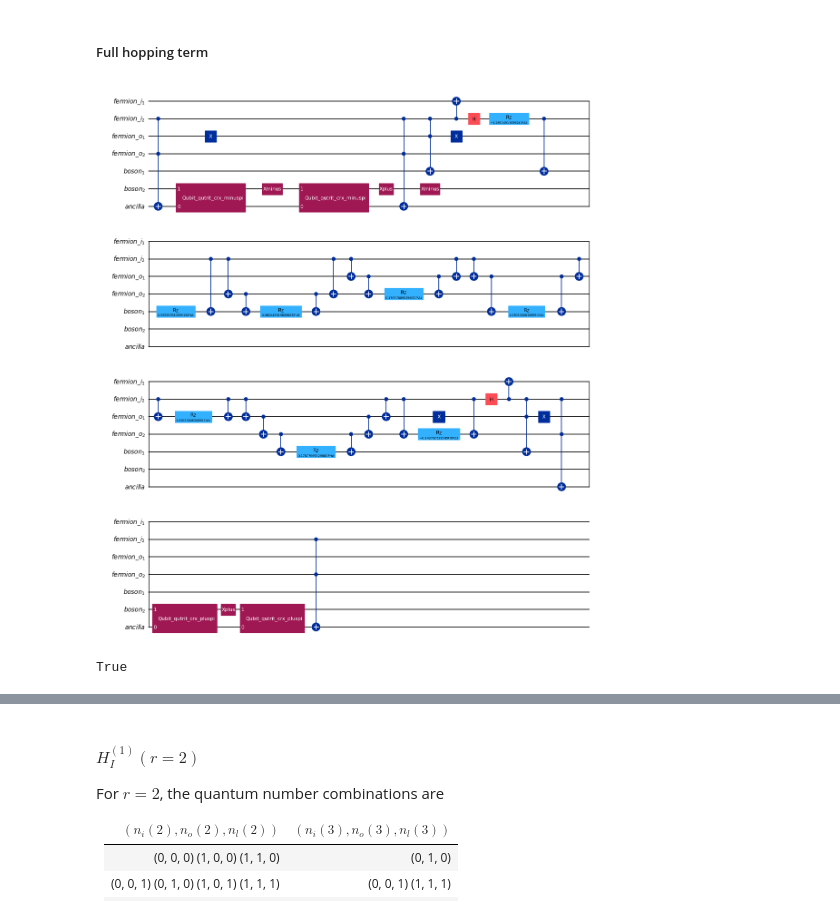
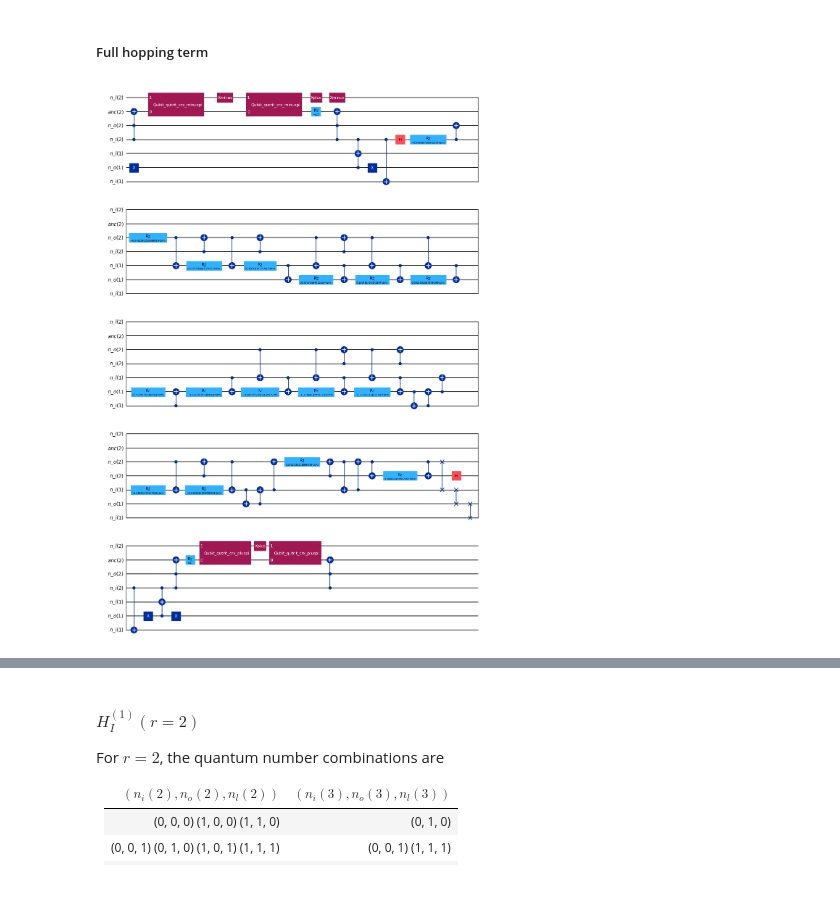
Before and after one commit to yiiyama/lsh-qudit, a Jupyter notebook: full_circuit.ipynb, the cells around one changed output, grey strips where cells are left out. Saved outputs shown, nothing was run; the diff lists cells and outputs as text; code cells hidden in the pictures.

```diff
--- a/full_circuit.ipynb
+++ b/full_circuit.ipynb
@@ -598,14 +555,15 @@ hi1r1_circuit = QuantumCircuit(fermion_i, fermion_o, boson, ancilla)
 # %% [markdown]
 ##### $\mathcal{U}_{\mathrm{SVD}}^{(1)}(1)$
 # %%
-hi1r1_svd_circuit = hi1r1_circuit.copy_empty_like()
+hi1r1_svd_circuit = QuantumCircuit(*qregs)
 
-# Note that we deviate in geometric phase on the qutrit - will be corrected in Usvd†
+# Ignoring the geometric phase because the decrementer never acts on |0> for physical states
 hi1r1_svd_circuit.ccx(fermion_i[2], fermion_o[2], ancilla[0])
 hi1r1_svd_circuit.append(QubitQutritCRxMinusPiGate(), [ancilla[0], boson[2]])
 hi1r1_svd_circuit.append(XminusGate(), [boson[2]])
 hi1r1_svd_circuit.append(QubitQutritCRxMinusPiGate(), [ancilla[0], boson[2]])
 hi1r1_svd_circuit.append(XplusGate(), [boson[2]])
+hi1r1_svd_circuit.rz(-0.5 * np.pi, ancilla[0])
 hi1r1_svd_circuit.ccx(fermion_i[2], fermion_o[2], ancilla[0])
 hi1r1_svd_circuit.x(fermion_o[1])
 hi1r1_svd_circuit.ccx(fermion_i[2], fermion_o[1], boson[1])
@@ -613,7 +571,5 @@ hi1r1_svd_circuit.x(fermion_o[1])
 hi1r1_svd_circuit.cx(fermion_i[2], fermion_i[1])
 hi1r1_svd_circuit.h(fermion_i[2])
 
-hi1r1_circuit.compose(hi1r1_svd_circuit, inplace=True)
-
 remove_idle_wires(hi1r1_svd_circuit).draw('mpl', scale=0.6)
 # %% [output]
@@ -662,22 +610,0 @@ $$
-# %%
-qubits = [fermion_i[2], fermion_o[1], fermion_o[2], boson[1]]
-
-op = p0.tensor(paulii * (sqrt2 + 1.) + pauliz * (sqrt2 - 1.)).tensor(pauliz * (sqrt2 + 1.) - paulii * (sqrt2 - 1.)) / (4. * sqrt2)
-op -= p1.tensor(paulii * (sqrt3 + sqrt2) + pauliz * (sqrt3 - sqrt2)).tensor(paulii) / (2. * sqrt2)
-op = op.tensor(pauliz).simplify() * (interaction_x * time_step)
-
-path = os.path.join(circuit_repo_path, 'hi1_r1_diag.qpy')
-if os.path.exists(path):
-    with open(path, 'rb') as source:
-        circ = qpy.load(source)[0]
-    circ.assign_parameters({circ.parameters[0]: time_step}, inplace=True)
-else:
-    circ = diag_propagator_circuit(op, backend, [initial_qubit_mapping[q] for q in qubits])
-    with open(path, 'wb') as out:
-        qpy.dump(circ, out)
-
-hi1r1_diag_circuit = hi1r1_circuit.copy_empty_like()
-hi1r1_diag_circuit.compose(circ, qubits=qubits, inplace=True)
-hi1r1_circuit.compose(hi1r1_diag_circuit, inplace=True)
-
-remove_idle_wires(hi1r1_diag_circuit, inplace=False).draw('mpl', scale=0.6)
@@ -685,0 +613,6 @@ remove_idle_wires(hi1r1_diag_circuit, inplace=False).draw('mpl', scale=0.6)
+# %%
+qubits = [fermion_o[2], fermion_i[2], boson[1], fermion_o[1], fermion_i[1]]
+op, circ = hi1r1_diag(interaction_x, time_step)
+hi1r1_diag_circuit = QuantumCircuit(*qregs)
+hi1r1_diag_circuit.compose(circ, qubits=qubits, inplace=True)
+remove_idle_wires(hi1r1_diag_circuit).draw('mpl', scale=0.6)
@@ -695,8 +629,11 @@ True
 # %% [markdown]
 ##### Full hopping term
 # %%
+hi1r1_circuit = QuantumCircuit(*qregs)
+hi1r1_circuit.compose(hi1r1_svd_circuit, inplace=True)
+hi1r1_circuit.compose(hi1r1_diag_circuit, inplace=True)
 hi1r1_circuit.compose(hi1r1_svd_circuit.inverse(), inplace=True)
 
 remove_idle_wires(hi1r1_circuit).draw('mpl', scale=0.6)
 # %% [output]
-[figure, old version]
+[figure, new version]
@@ -711,5 +639,0 @@ target = hi1r1_svd_mat.conjugate().T @ scipy.linalg.expm(-1.j * diag) @ hi1r1_sv
-# %%
-test = np.einsum('ij,ik->jk', unitary.conjugate(), target)
-np.allclose(test * test[0, 0].conjugate(), np.eye(test.shape[0]))
-# %% [output]
-True
```
Also changed, not shown: parts of 61 cells of this notebook, 3 other files.
